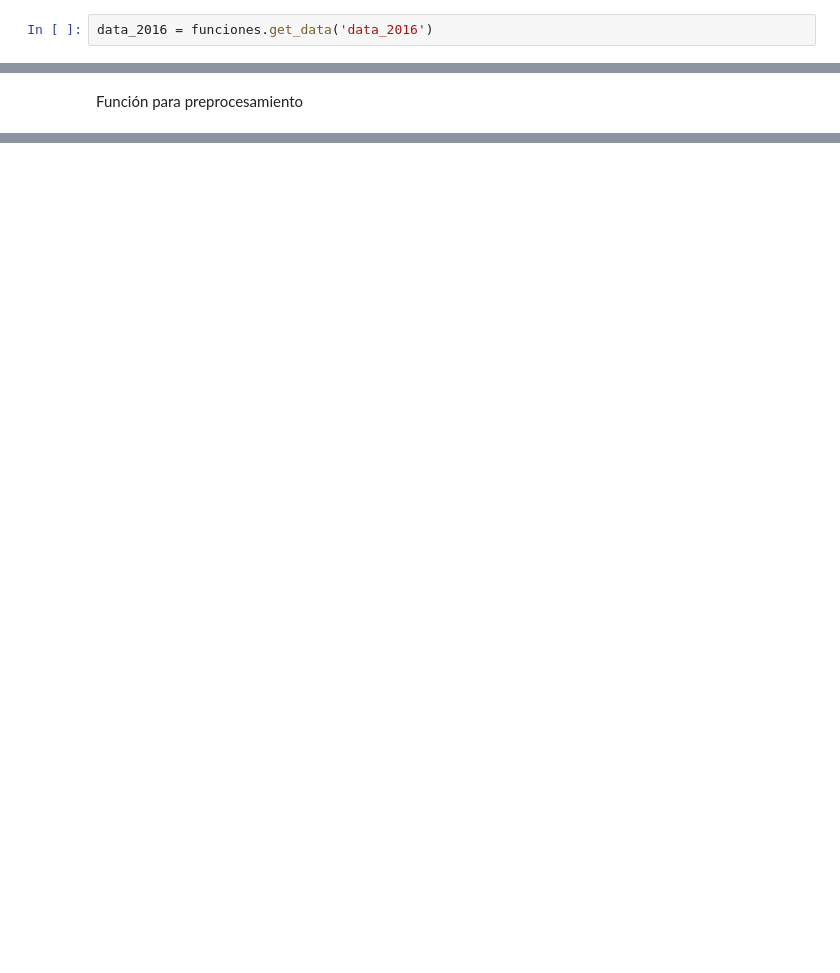
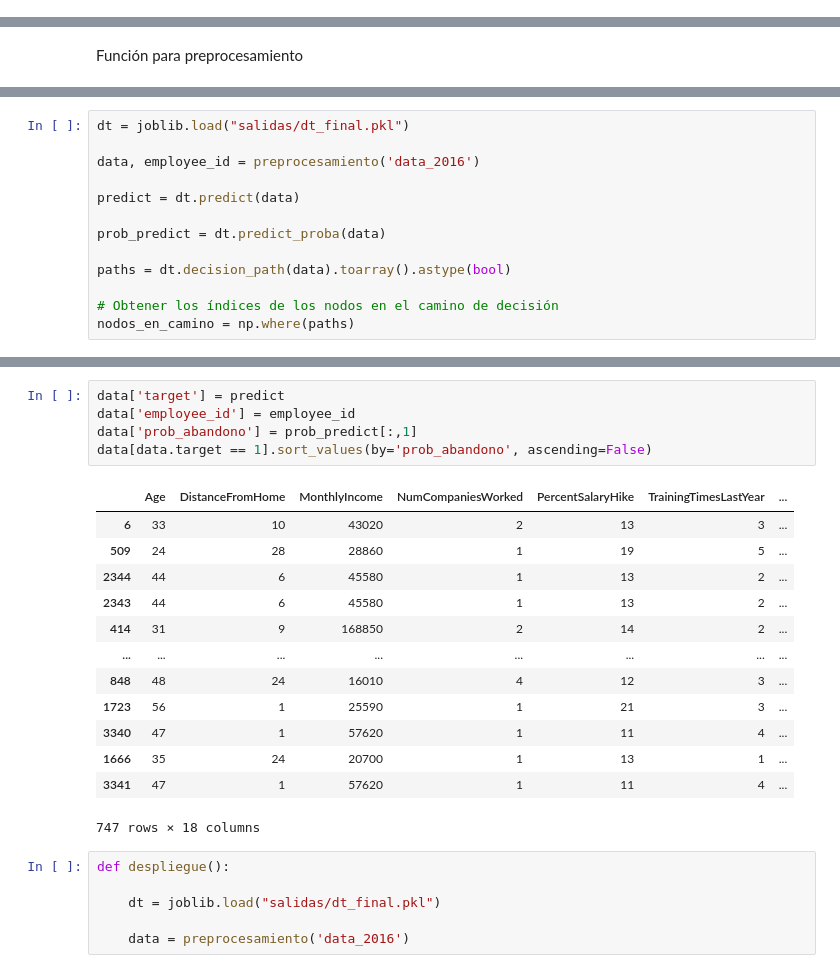
Before and after one commit to AlexanderBedoyaC/prediccion_abandono_empleo, a Jupyter notebook: j. Despliegue del Modelo.ipynb, the cells around one changed output, grey strips where cells are left out. Drawn from its saved outputs; the diff is of its cells as text; blank space fills up the shorter version.

Commit message:
Despliegue - función preprocesamiento

```diff
--- a/j. Despliegue del Modelo.ipynb
+++ b/j. Despliegue del Modelo.ipynb
@@ -16,5 +16,3 @@ from importlib import reload
 reload(funciones)  # Recarga el módulo
 # %% [output]
 <module 'funciones' from 'c:\\recursos_humanos\\utils\\funciones.py'>
-# %%
-data_2016 = funciones.get_data('data_2016')
@@ -107,0 +133,13 @@ def preprocesamiento(data):
+# %%
+dt = joblib.load("salidas/dt_final.pkl")
+
+data, employee_id = preprocesamiento('data_2016')
+
+predict = dt.predict(data)
+
+prob_predict = dt.predict_proba(data)
+
+paths = dt.decision_path(data).toarray().astype(bool)
+
+# Obtener los índices de los nodos en el camino de decisión
+nodos_en_camino = np.where(paths)
@@ -107,0 +237,25 @@ def preprocesamiento(data):
+# %%
+data['target'] = predict
+data['employee_id'] = employee_id
+data['prob_abandono'] = prob_predict[:,1]
+data[data.target == 1].sort_values(by='prob_abandono', ascending=False)
+# %% [output]
+|  | Age | DistanceFromHome | MonthlyIncome | NumCompaniesWorked | PercentSalaryHike | TrainingTimesLastYear | ... |
+| 6 | 33 | 10 | 43020 | 2 | 13 | 3 | ... |
+| 509 | 24 | 28 | 28860 | 1 | 19 | 5 | ... |
+| 2344 | 44 | 6 | 45580 | 1 | 13 | 2 | ... |
+| 2343 | 44 | 6 | 45580 | 1 | 13 | 2 | ... |
+| 414 | 31 | 9 | 168850 | 2 | 14 | 2 | ... |
+| ... | ... | ... | ... | ... | ... | ... | ... |
+| 848 | 48 | 24 | 16010 | 4 | 12 | 3 | ... |
+| 1723 | 56 | 1 | 25590 | 1 | 21 | 3 | ... |
+| 3340 | 47 | 1 | 57620 | 1 | 11 | 4 | ... |
+| 1666 | 35 | 24 | 20700 | 1 | 13 | 1 | ... |
+| 3341 | 47 | 1 | 57620 | 1 | 11 | 4 | ... |
+747 rows × 18 columns
+# %%
+def despliegue():
+
+    dt = joblib.load("salidas/dt_final.pkl")
+
+    data = preprocesamiento('data_2016')
```
Also changed, not shown: parts of 9 cells of this notebook, 2 other files.
